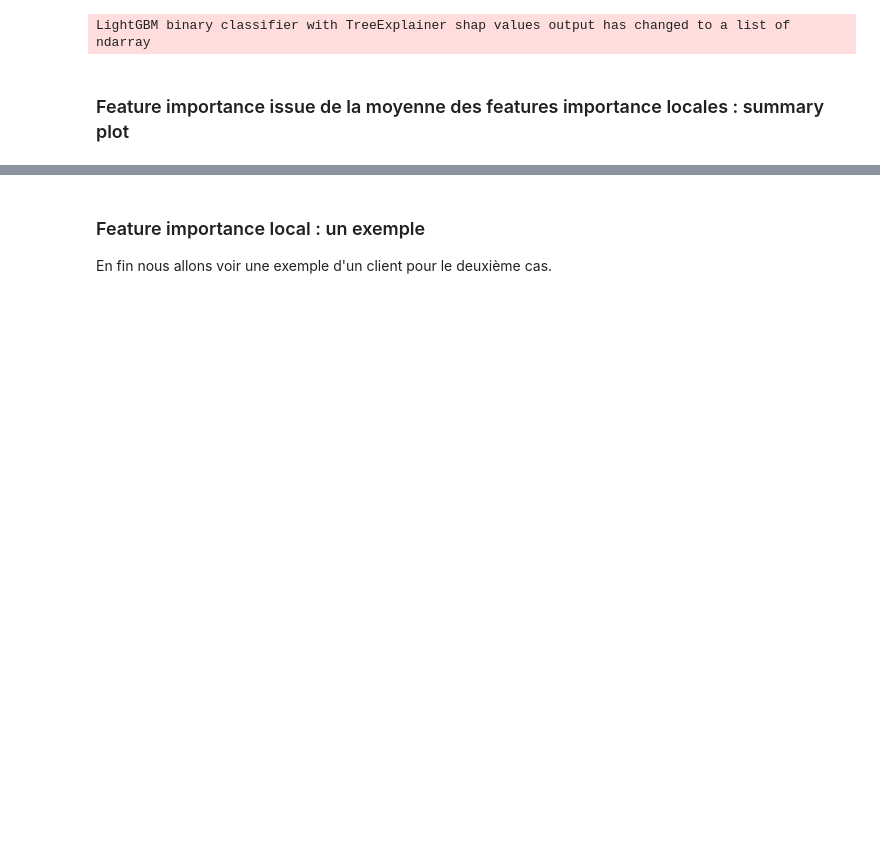
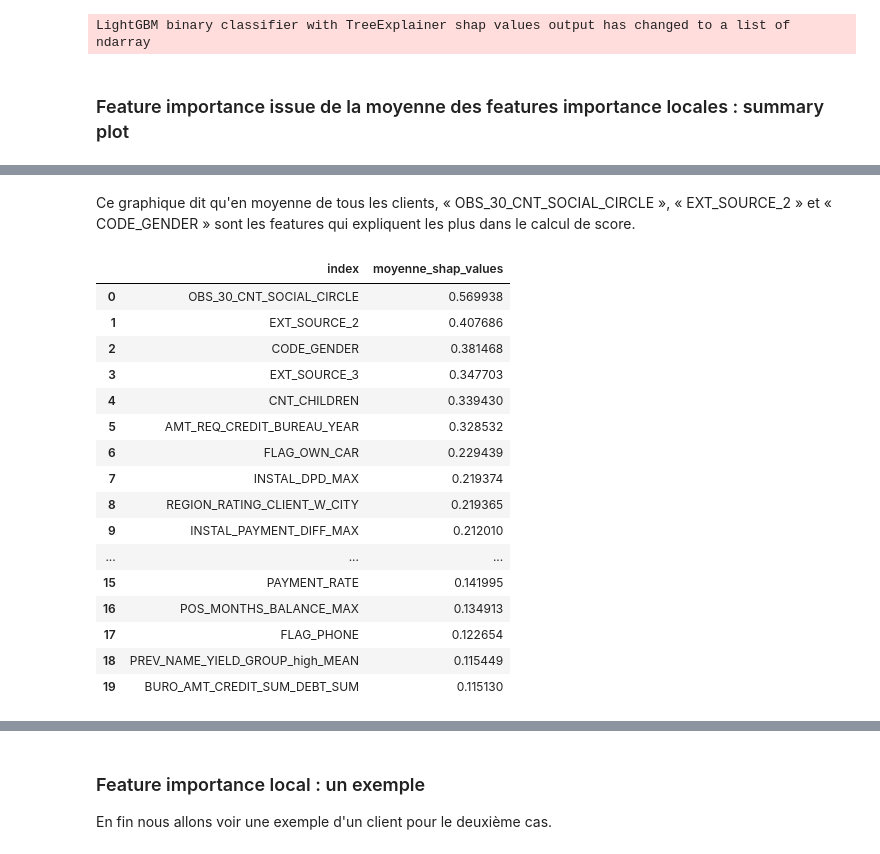
Before and after one commit to TomomiYosh/P7, a Jupyter notebook: notebook_modélisation.ipynb, the cells around one changed output, grey strips where cells are left out. Cells and saved outputs as stored; diff of their text form; code cells hidden in the pictures; blank space fills up the shorter version.

```diff
--- a/notebook_modélisation.ipynb
+++ b/notebook_modélisation.ipynb
@@ -929,0 +908,27 @@ Ce graphique dit qu'en moyenne de tous les clients, « OBS_30_CNT_SOCIAL_CIRCLE
+# %% [markdown]
+Ce graphique dit qu'en moyenne de tous les clients, « OBS_30_CNT_SOCIAL_CIRCLE », « EXT_SOURCE_2 » et « CODE_GENDER » sont les features qui expliquent les plus dans le calcul de score.
+# %%
+# Pour le dashboard
+fi = abs(shap_v).mean().sort_values(ascending = False).head(20)
+fi = pd.DataFrame(fi)
+fi = fi.reset_index()
+fi = fi.rename(columns = {0 : "moyenne_shap_values"})
+fi
+# %% [output]
+|  | index | moyenne_shap_values |
+| 0 | OBS_30_CNT_SOCIAL_CIRCLE | 0.569938 |
+| 1 | EXT_SOURCE_2 | 0.407686 |
+| 2 | CODE_GENDER | 0.381468 |
+| 3 | EXT_SOURCE_3 | 0.347703 |
+| 4 | CNT_CHILDREN | 0.339430 |
+| 5 | AMT_REQ_CREDIT_BUREAU_YEAR | 0.328532 |
+| 6 | FLAG_OWN_CAR | 0.229439 |
+| 7 | INSTAL_DPD_MAX | 0.219374 |
+| 8 | REGION_RATING_CLIENT_W_CITY | 0.219365 |
+| 9 | INSTAL_PAYMENT_DIFF_MAX | 0.212010 |
+| ... | ... | ... |
+| 15 | PAYMENT_RATE | 0.141995 |
+| 16 | POS_MONTHS_BALANCE_MAX | 0.134913 |
+| 17 | FLAG_PHONE | 0.122654 |
+| 18 | PREV_NAME_YIELD_GROUP_high_MEAN | 0.115449 |
+| 19 | BURO_AMT_CREDIT_SUM_DEBT_SUM | 0.115130 |
```
Also changed, not shown: parts of 57 cells of this notebook, 1 other file.
